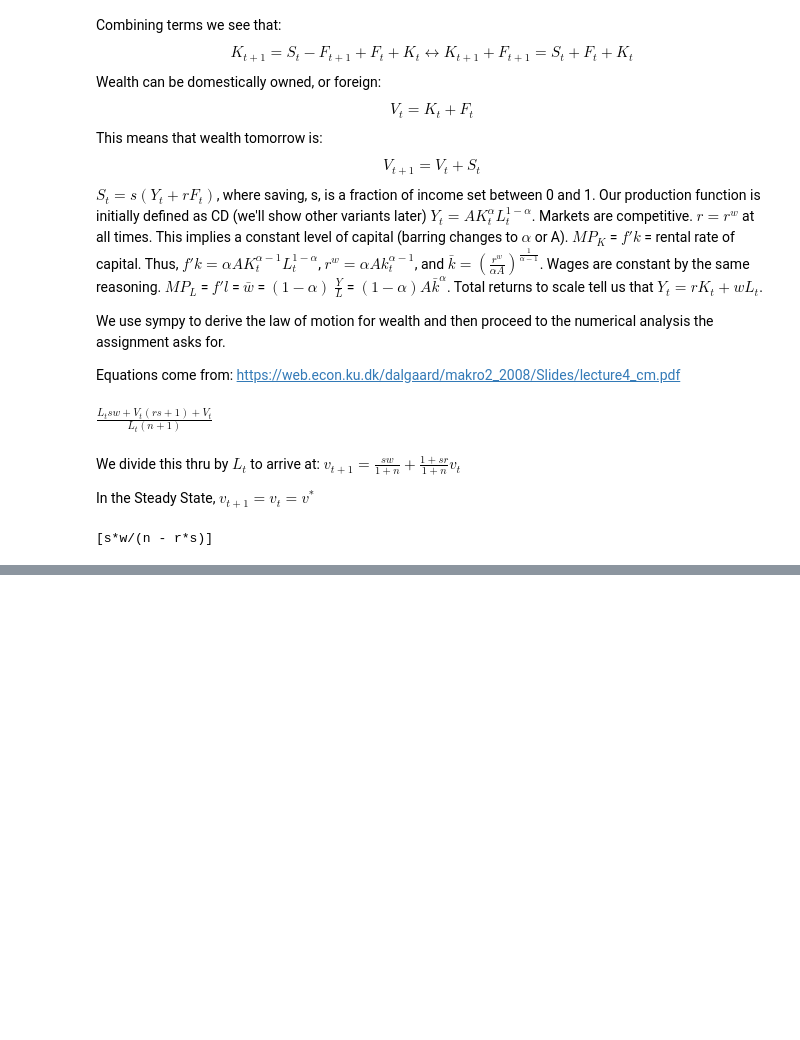
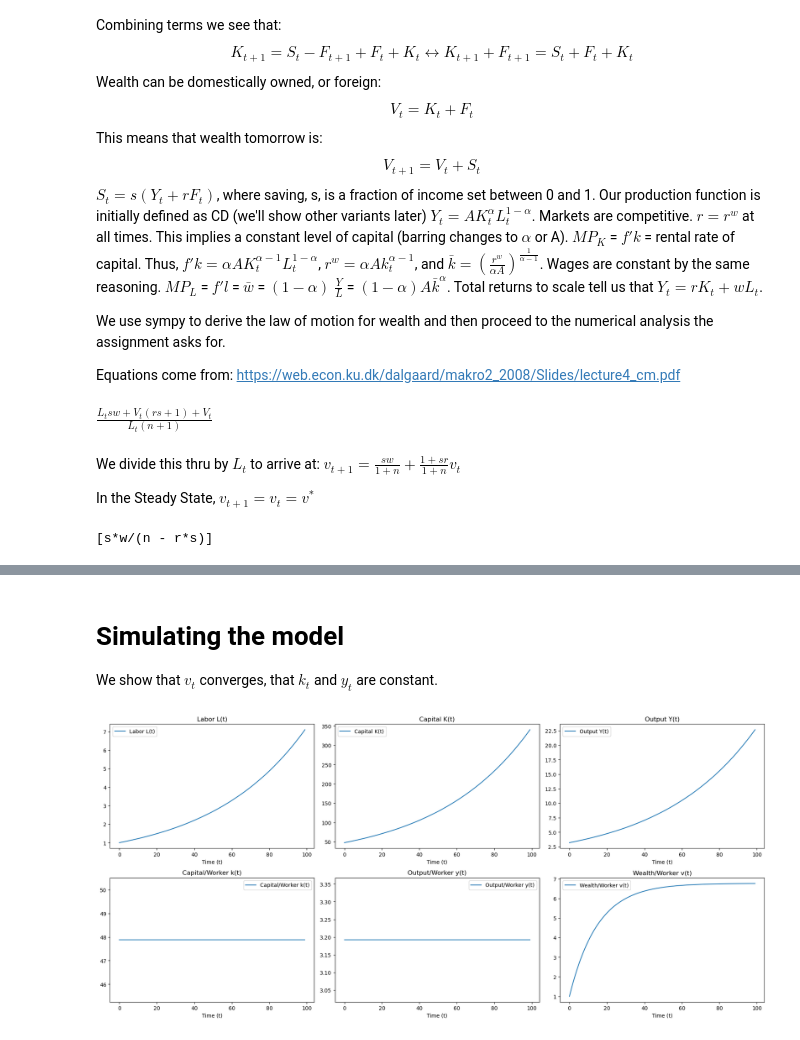
Before and after one commit to NumEconCopenhagen/projects-2024--Alfred-Stage---Jesper-Petersen---Linda-Zou, a Jupyter notebook: modelproject/Draft-Model.ipynb, the cells around one changed output, grey strips where cells are left out. Drawn from its saved outputs; the diff is of its cells as text; code cells hidden in the pictures; blank space fills up the shorter version.

```diff
--- a/modelproject/Draft-Model.ipynb
+++ b/modelproject/Draft-Model.ipynb
@@ -91,0 +112,9 @@ Set up model as a class
+# %% [markdown]
+# Simulating the model
+We show that $v_t$ converges, that $k_t$ and $y_t$ are constant.
+# %%
+periods = 100
+Lt, Kt, Yt, kt, yt, vt = model.simulate(periods)
+model.plot_results(Lt, Kt, Yt, kt, yt, vt)
+# %% [output]
+[figure, added]
```
Also changed, not shown: parts of 13 cells of this notebook, 1 other file.
